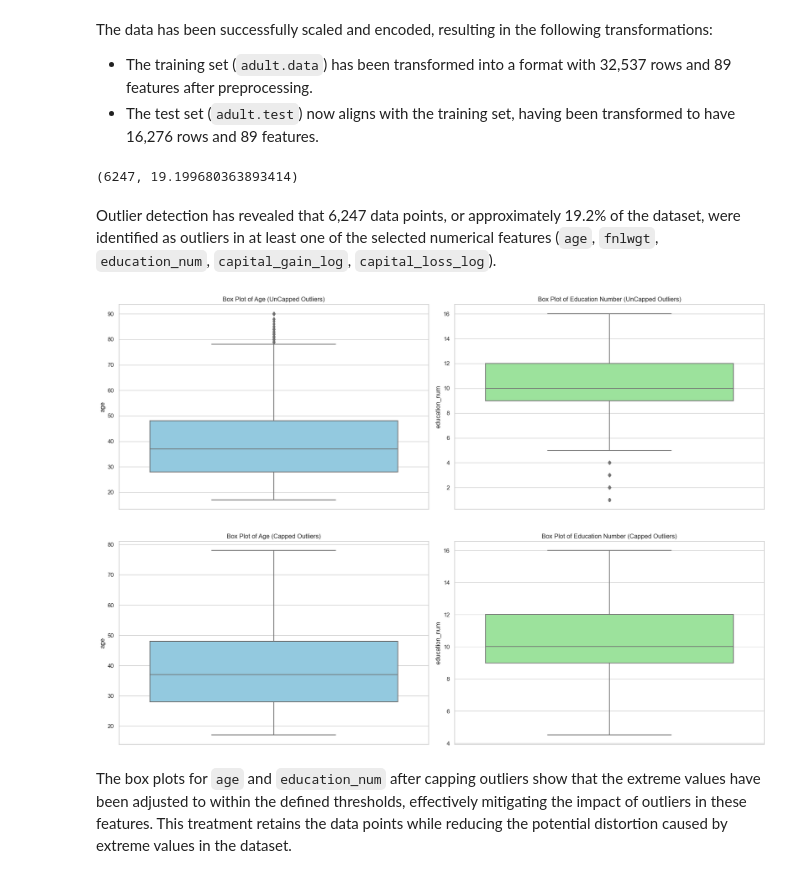
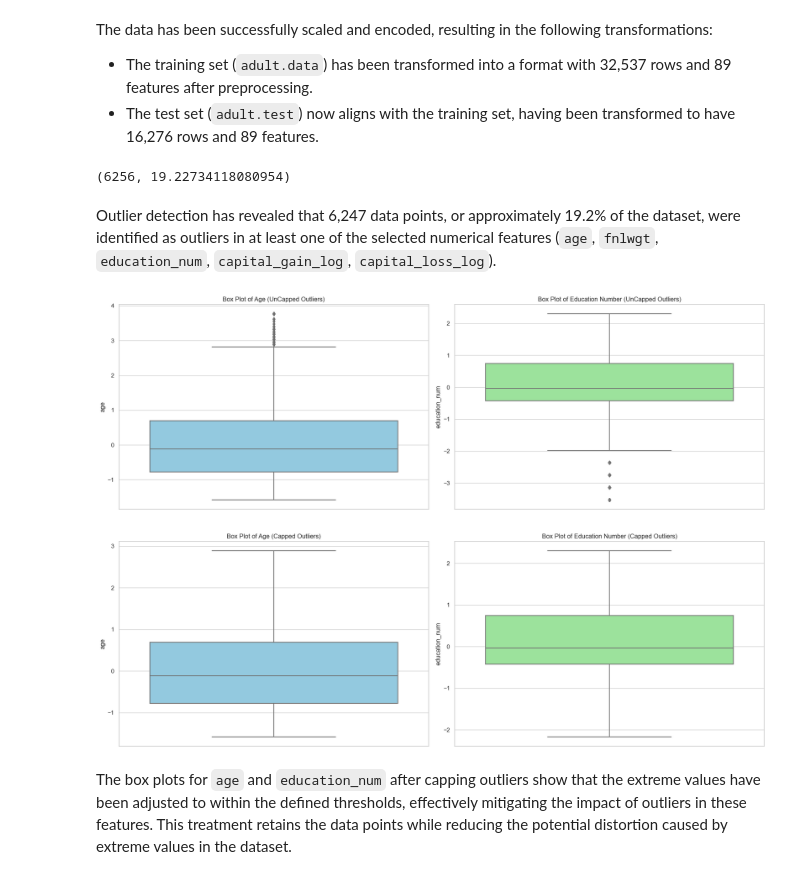
Before and after one commit to ShubhamPandya98/Statistical-Learning-Project, a Jupyter notebook: Income_Analysis.ipynb, the cells around one changed output. Cells and saved outputs as stored; diff of their text form; code cells hidden in the pictures.

```diff
--- a/Income_Analysis.ipynb
+++ b/Income_Analysis.ipynb
@@ -229,6 +229,8 @@ plt.show()
 # %% [output]
 [figure]
 # %%
+import pandas as pd
+import scipy.sparse
 from sklearn.preprocessing import StandardScaler, OneHotEncoder
 from sklearn.compose import ColumnTransformer
 from sklearn.pipeline import Pipeline
@@ -240,12 +242,14 @@ numerical_transformer = Pipeline(steps=[
     ('scaler', StandardScaler())
 ])
 
-# Since high cardinality handling requires specific knowledge of which features are considered high cardinality,
-# let's initially treat all categorical features with OneHotEncoder for simplicity
 categorical_transformer = Pipeline(steps=[
     ('imputer', SimpleImputer(strategy='most_frequent')),
     ('onehot', OneHotEncoder(handle_unknown='ignore'))
 ])
+
+# Identifying numerical and categorical columns
+numerical_cols = data_df.select_dtypes(include=['int64', 'float64']).columns
+categorical_cols = data_df.select_dtypes(include=['object']).columns.drop('income')
 
 # Combining transformers into a ColumnTransformer
 preprocessor = ColumnTransformer(
@@ -255,14 +259,31 @@ preprocessor = ColumnTransformer(
     ])
 
 # Fitting the ColumnTransformer to the training data
-preprocessor.fit(data_df.drop('income', axis=1))  # Exclude target variable for fitting
+preprocessor.fit(data_df.drop('income', axis=1))
 
-# Transforming both training and test set
-data_df_t = preprocessor.transform(data_df.drop('income', axis=1))
-test_df_t = preprocessor.transform(test_df.drop('income', axis=1))
+# Transforming data and converting sparse matrix to dense format if necessary
+def transform_and_convert(df):
+    transformed_data = preprocessor.transform(df)
+    if scipy.sparse.issparse(transformed_data):
+        transformed_data = transformed_data.toarray()
+    return transformed_data
 
-# The transformed data is now in a NumPy array format. To visualize and further process.
+data_df_t = transform_and_convert(data_df.drop('income', axis=1))
+test_df_t = transform_and_convert(test_df.drop('income', axis=1))
 
+# Get feature names from the onehotencoder
+cat_features = preprocessor.named_transformers_['cat'].named_steps['onehot'].get_feature_names_out()
+features = list(numerical_cols) + list(cat_features)
 
-data_df_t.shape, test_df_t.shape
+# Convert transformed arrays into dataframes
+data_df_final = pd.DataFrame(data_df_t, columns=features)
+test_df_final = pd.DataFrame(test_df_t, columns=features)
+
+# Add the 'income' column back to the dataframes
+data_df_final['income'] = data_df['income'].values
+test_df_final['income'] = test_df['income'].values
+
+# Output a brief summary of transformations
+print("Transformed training data shape:", data_df_final.shape)
+print("Transformed test data shape:", test_df_final.shape)
 # %% [output]
@@ -278,35 +316,35 @@ features_to_check = ['age', 'fnlwgt', 'education_num', 'capital_gain_log', 'capi
 outlier_indices = []
 
 for feature in features_to_check:
-    Q1 = data_df[feature].quantile(0.25)
-    Q3 = data_df[feature].quantile(0.75)
+    Q1 = data_df_final[feature].quantile(0.25)
+    Q3 = data_df_final[feature].quantile(0.75)
     IQR = Q3 - Q1
-    outlier_list = data_df[(data_df[feature] < (Q1 - 1.5 * IQR)) | (data_df[feature] > (Q3 + 1.5 * IQR))].index
+    outlier_list = data_df_final[(data_df_final[feature] < (Q1 - 1.5 * IQR)) | (data_df_final[feature] > (Q3 + 1.5 * IQR))].index
     outlier_indices.extend(outlier_list)
 
 # Identifying unique indices that were flagged as outliers in any of the features
 outlier_indices = list(set(outlier_indices))
 
 # Reporting the number of outliers detected
-len(outlier_indices), len(outlier_indices) / data_df.shape[0] * 100
+len(outlier_indices), len(outlier_indices) / data_df_final.shape[0] * 100
 # %% [output]
-(6247, 19.199680363893414)
+(6256, 19.22734118080954)
 # %% [markdown]
 Outlier detection has revealed that 6,247 data points, or approximately 19.2% of the dataset, were identified as outliers in at least one of the selected numerical features (`age`, `fnlwgt`, `education_num`, `capital_gain_log`, `capital_loss_log`).
 # %%
 # Displaying box plots for the capped features to verify before outlier treatment
 fig, ax = plt.subplots(1, 2, figsize=(18, 6))
 
-sns.boxplot(data=data_df, y='age', ax=ax[0], color='skyblue')
+sns.boxplot(data=data_df_final, y='age', ax=ax[0], color='skyblue')
 ax[0].set_title('Box Plot of Age (UnCapped Outliers)')
 
-sns.boxplot(data=data_df, y='education_num', ax=ax[1], color='lightgreen')
+sns.boxplot(data=data_df_final, y='education_num', ax=ax[1], color='lightgreen')
 ax[1].set_title('Box Plot of Education Number (UnCapped Outliers)')
 
 plt.tight_layout()
 plt.show()
 # %% [output]
-[figure, old version]
+[figure, new version]
 # %%
 # Function to cap outliers based on the IQR method
 def cap_outliers(df, feature):
@@ -320,26 +358,26 @@ def cap_outliers(df, feature):
     return df
 
 # Capping outliers for 'age' and 'education_num'
-data_df = cap_outliers(data_df, 'age')
-data_df = cap_outliers(data_df, 'education_num')
+data_df_final = cap_outliers(data_df_final, 'age')
+data_df_final = cap_outliers(data_df_final, 'education_num')
 
 # Repeating the process for the test dataset to maintain consistency
-test_df = cap_outliers(test_df, 'age')
-test_df = cap_outliers(test_df, 'education_num')
+test_df_final = cap_outliers(test_df_final, 'age')
+test_df_final = cap_outliers(test_df_final, 'education_num')
 
 # Displaying box plots for the capped features to verify the effect of outlier treatment
 fig, ax = plt.subplots(1, 2, figsize=(18, 6))
 
-sns.boxplot(data=data_df, y='age', ax=ax[0], color='skyblue')
+sns.boxplot(data=data_df_final, y='age', ax=ax[0], color='skyblue')
 ax[0].set_title('Box Plot of Age (Capped Outliers)')
 
-sns.boxplot(data=data_df, y='education_num', ax=ax[1], color='lightgreen')
+sns.boxplot(data=data_df_final, y='education_num', ax=ax[1], color='lightgreen')
 ax[1].set_title('Box Plot of Education Number (Capped Outliers)')
 
 plt.tight_layout()
 plt.show()
 # %% [output]
-[figure, old version]
+[figure, new version]
 # %% [markdown]
 The box plots for `age` and `education_num` after capping outliers show that the extreme values have been adjusted to within the defined thresholds, effectively mitigating the impact of outliers in these features. This treatment retains the data points while reducing the potential distortion caused by extreme values in the dataset.
 # %% [markdown]
```
Also changed, not shown: parts of 27 cells of this notebook, 2 other files.
